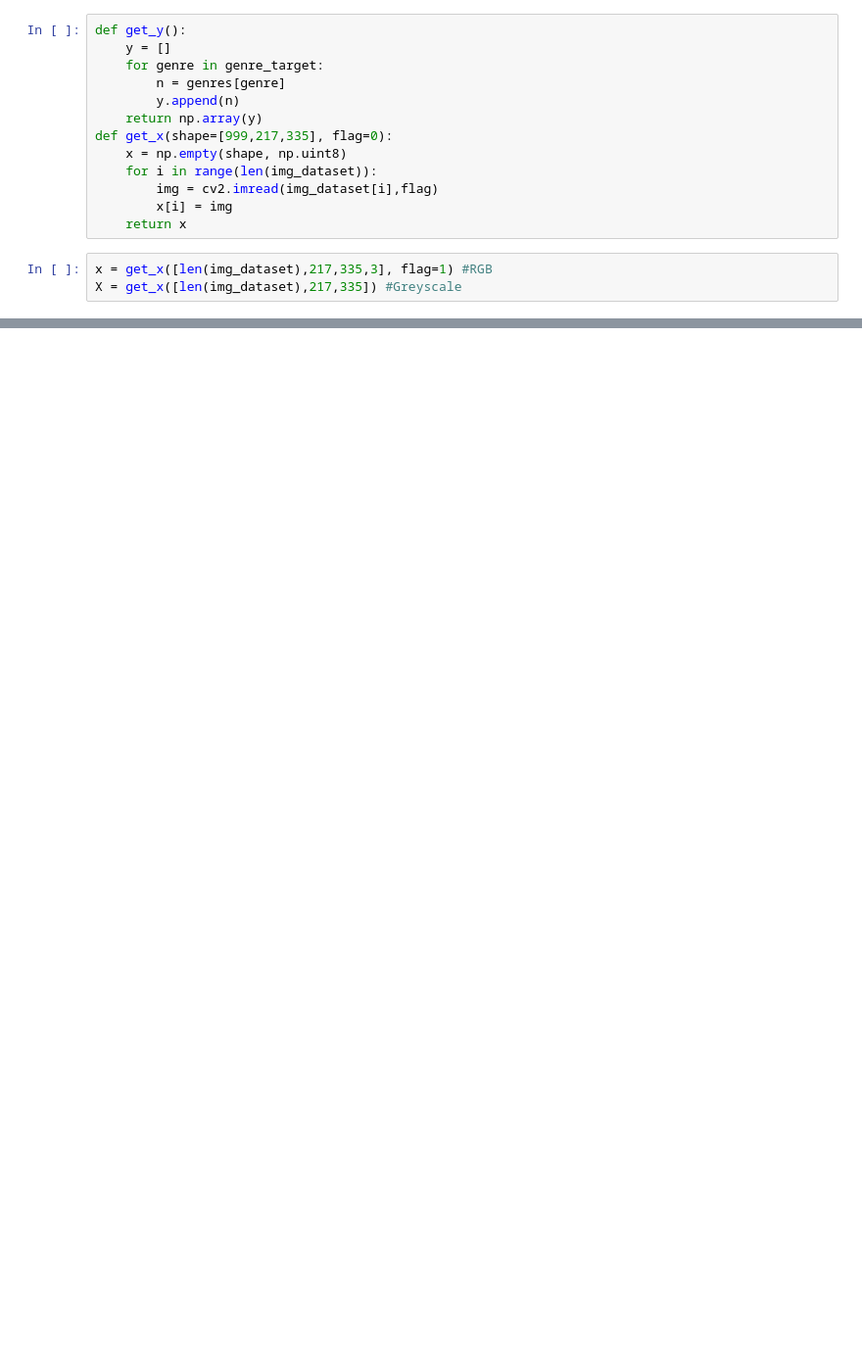
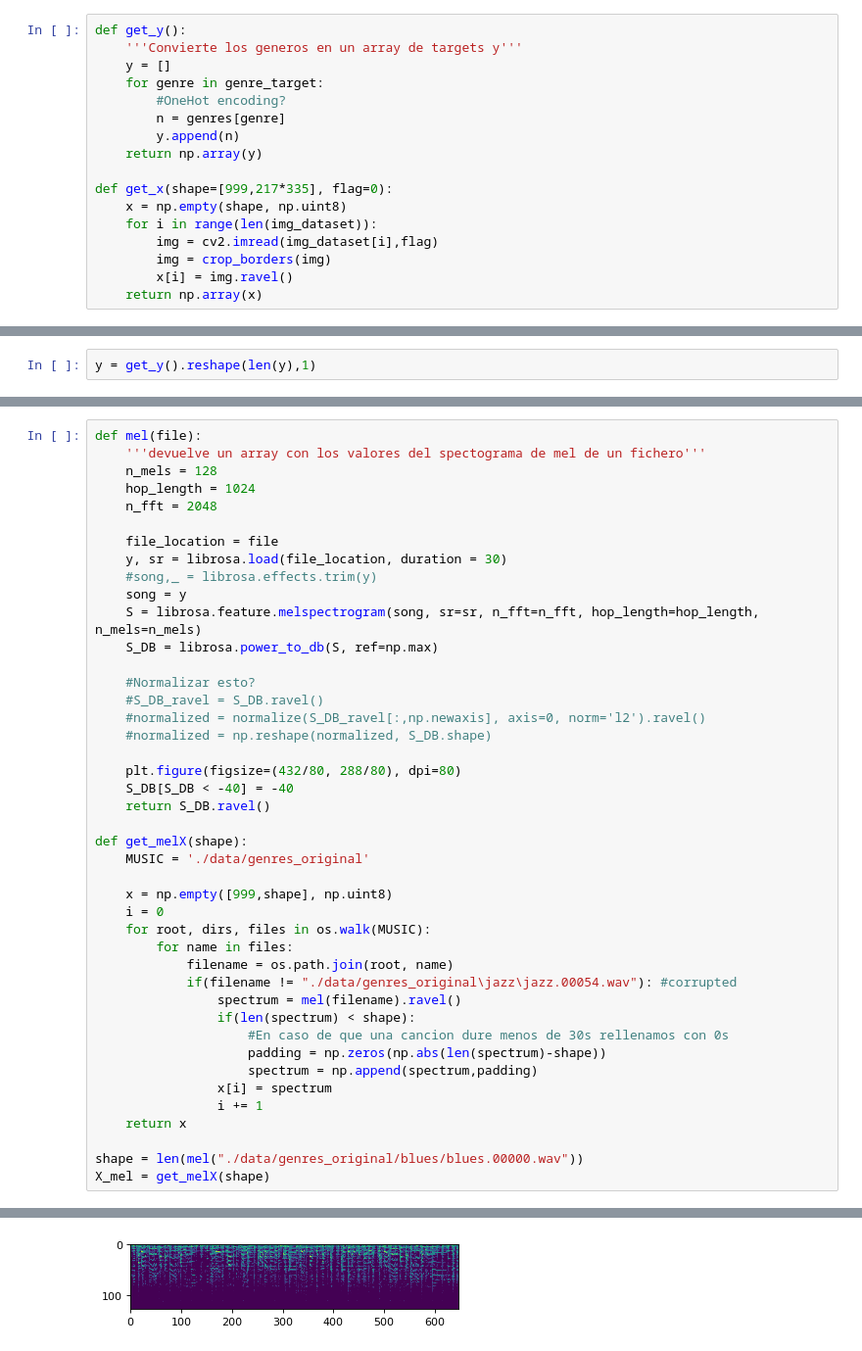
Before and after one commit to GuillermoOvejeroSanchez/Music_Genre_Classifier, a Jupyter notebook: Music Genre Classifier - Spectrogram.ipynb, the cells around one changed output, grey strips where cells are left out. Shown at 98% size. Drawn from its saved outputs; the diff is of its cells as text; blank space fills up the shorter version.

```diff
--- a/Music Genre Classifier - Spectrogram.ipynb
+++ b/Music Genre Classifier - Spectrogram.ipynb
@@ -48,16 +83,17 @@ plt.show()
 # %%
 def get_y():
+    '''Convierte los generos en un array de targets y'''
     y = []
     for genre in genre_target:
+        #OneHot encoding?
         n = genres[genre]
         y.append(n)
     return np.array(y)
-def get_x(shape=[999,217,335], flag=0):
+
+def get_x(shape=[999,217*335], flag=0):
     x = np.empty(shape, np.uint8)
     for i in range(len(img_dataset)):
         img = cv2.imread(img_dataset[i],flag)
-        x[i] = img
-    return x
+        img = crop_borders(img)
+        x[i] = img.ravel()
+    return np.array(x)
-# %%
-x = get_x([len(img_dataset),217,335,3], flag=1) #RGB
-X = get_x([len(img_dataset),217,335]) #Greyscale
@@ -64 +102,3 @@ X = get_x([len(img_dataset),217,335]) #Greyscale
+# %%
+y = get_y().reshape(len(y),1)
 # %%
@@ -86,0 +110,44 @@ show_sample_imgs(x, c=2, r=2)
+# %%
+def mel(file):
+    '''devuelve un array con los valores del spectograma de mel de un fichero'''
+    n_mels = 128
+    hop_length = 1024
+    n_fft = 2048
+
+    file_location = file
+    y, sr = librosa.load(file_location, duration = 30)
+    #song,_ = librosa.effects.trim(y)
+    song = y
+    S = librosa.feature.melspectrogram(song, sr=sr, n_fft=n_fft, hop_length=hop_length, n_mels=n_mels)
+    S_DB = librosa.power_to_db(S, ref=np.max)
+
+    #Normalizar esto?
+    #S_DB_ravel = S_DB.ravel()
+    #normalized = normalize(S_DB_ravel[:,np.newaxis], axis=0, norm='l2').ravel()
+    #normalized = np.reshape(normalized, S_DB.shape)
+
+    plt.figure(figsize=(432/80, 288/80), dpi=80)
+    S_DB[S_DB < -40] = -40
+    return S_DB.ravel()
+
+def get_melX(shape):
+    MUSIC = './data/genres_original'
+
+    x = np.empty([999,shape], np.uint8)
+    i = 0
+    for root, dirs, files in os.walk(MUSIC):
+        for name in files:
+            filename = os.path.join(root, name)
+            if(filename != "./data/genres_original\jazz\jazz.00054.wav"): #corrupted
+                spectrum = mel(filename).ravel()
+                if(len(spectrum) < shape):
+                    #En caso de que una cancion dure menos de 30s rellenamos con 0s
+                    padding = np.zeros(np.abs(len(spectrum)-shape))
+                    spectrum = np.append(spectrum,padding)
+                x[i] = spectrum
+                i += 1
+    return x
+
+shape = len(mel("./data/genres_original/blues/blues.00000.wav"))
+X_mel = get_melX(shape)
+# %% [output]
@@ -86,0 +155 @@ show_sample_imgs(x, c=2, r=2)
+[figure, added]
```
Also changed, not shown: parts of 25 cells of this notebook, 1 other file.
